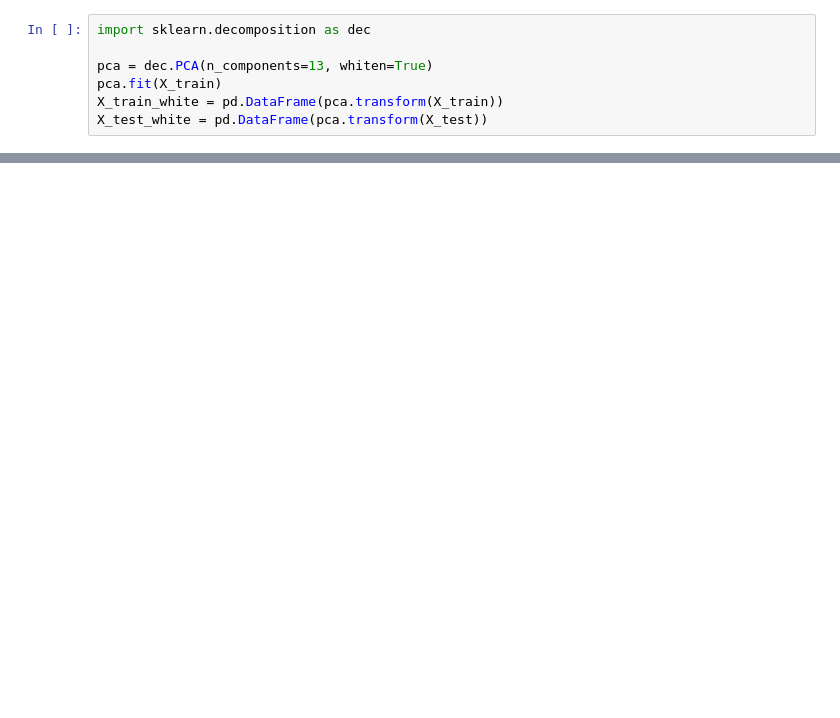
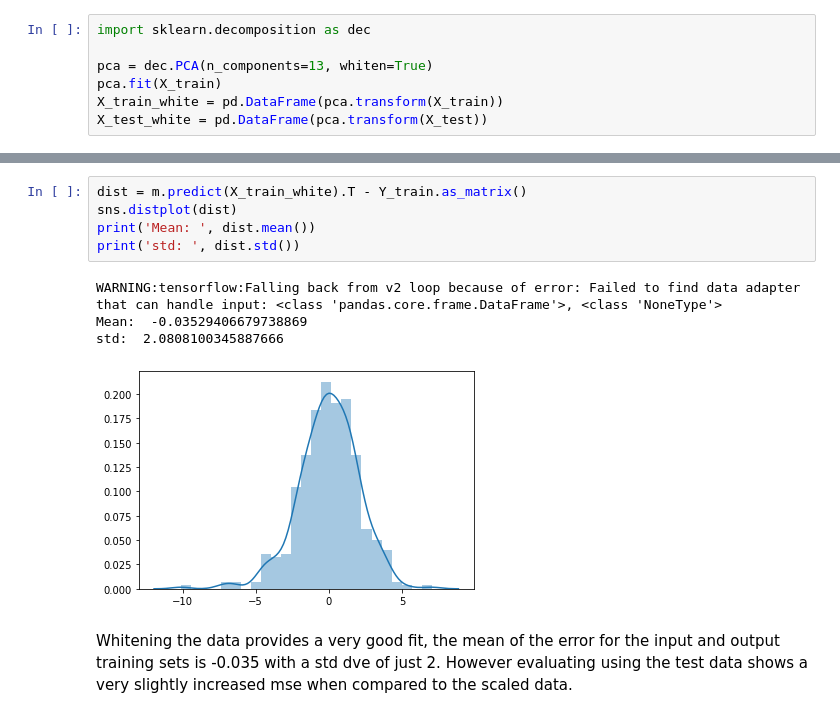
Before and after one commit to tommirrington/MachineLearning-StatisticProject, a Jupyter notebook: MLandStatsProject.ipynb, the cells around one changed output, grey strips where cells are left out. Drawn from its saved outputs; the diff is of its cells as text; blank space fills up the shorter version.

```diff
--- a/MLandStatsProject.ipynb
+++ b/MLandStatsProject.ipynb
@@ -535,3 +568,15 @@ Epoch 60/60
+# %%
+dist = m.predict(X_train_white).T - Y_train.as_matrix()
+sns.distplot(dist)
+print('Mean: ', dist.mean())
+print('std: ', dist.std())
+# %% [output]
+WARNING:tensorflow:Falling back from v2 loop because of error: Failed to find data adapter that can handle input: <class 'pandas.core.frame.DataFrame'>, <class 'NoneType'>
+Mean:  -0.03529406679738869
+std:  2.0808100345887666
+[figure, added]
+# %% [markdown]
+Whitening the data provides a very good fit, the mean of the error for the input and output training sets is -0.035 with a std dve of just 2. However evaluating using the test data shows a very slightly increased mse when compared to the scaled data.
 # %%
 m.evaluate(X_test_white, Y_test)
 # %% [output]
```
Also changed, not shown: parts of 64 cells of this notebook.
